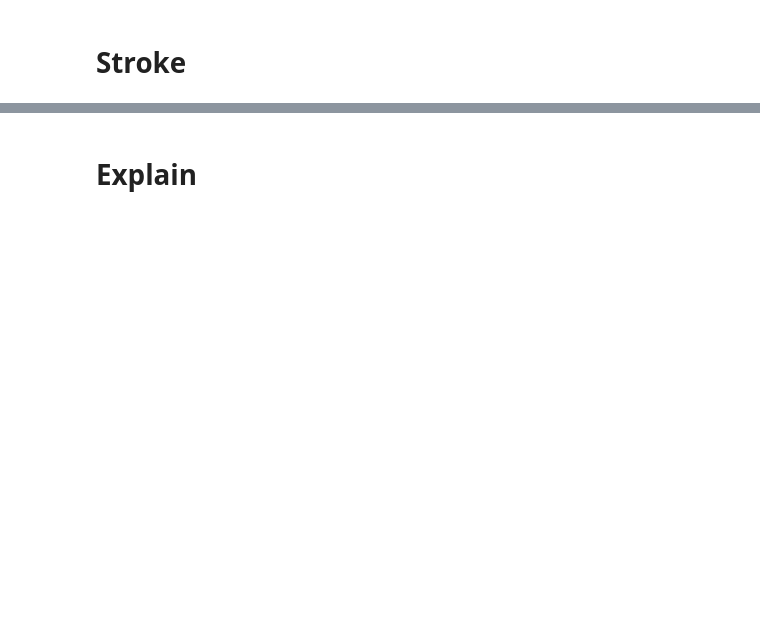
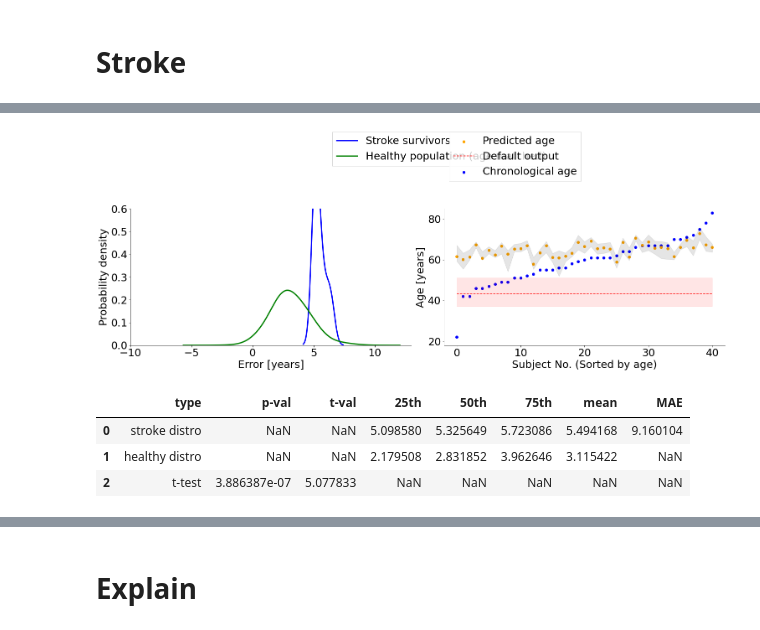
Before and after one commit to codelableidenvelux/BehavioralAge_2022, a Jupyter notebook: tap2age_xg.ipynb, the cells around one changed output, grey strips where cells are left out. Cells and saved outputs as stored; diff of their text form; code cells hidden in the pictures; blank space fills up the shorter version.

```diff
--- a/tap2age_xg.ipynb
+++ b/tap2age_xg.ipynb
@@ -612,35 +842,37 @@ ax[1].set_ylabel('Age [years]')
 ax[1].plot([0, 40], [np.mean(all_pred_zeros), np.mean(all_pred_zeros)], 'r--', alpha=1.0, label='Default output')
 ax[1].fill_between(ss, np.percentile(all_pred_zeros, 2.5), np.percentile(all_pred_zeros, 97.5), color='r', alpha=0.1, zorder=3)
 
 handles, labels = ax[1].get_legend_handles_labels()
 order = [1, 2, 0]
 ax[1].legend([handles[idx] for idx in order],[labels[idx] for idx in order], loc='upper left', shadow=False, fancybox=False, ncol=1, bbox_to_anchor=[0.0, 1.6])
 
 ax[1].grid(False)
 ax[1].spines['right'].set_visible(False)
 ax[1].spines['top'].set_visible(False)
 ax[1].set_ylim([18, 85])
 X = np.array([np.median(a - y_stroke_sub_test) for a in all_pred_stroke_ages])
 # X = list(itertools.chain.from_iterable([a - y_stroke_sub_test for a in all_pred_stroke_ages]))
 # ax[0].hist(X)
 sns.kdeplot(X, ax=ax[0], bw_method=.6, linewidth=3, label='Stroke survivors', color='blue')
 Y = [np.median(a - b) for a, b in zip(subsets_true, subsets_pred)]
 # Y = list(itertools.chain.from_iterable([a - b for a, b in zip(subsets_true, subsets_pred)]))
-sns.kdeplot(Y, ax=ax[0], bw_method=.3, linewidth=3, label='Healthy population (age matched)', color='g')
+sns.kdeplot(Y, ax=ax[0], bw_method=.6, linewidth=3, label='Healthy population (age matched)', color='g')
 # ax[0].hist(Y, color='g')
 
 ax[0].spines['right'].set_visible(False)
 ax[0].spines['top'].set_visible(False)
 ax[0].legend(shadow=False, fancybox=False, ncol=1, bbox_to_anchor=[.7, 1.6])
 ax[0].set_xlabel("Error [years]")
 ax[0].set_ylabel("Probability density")
 ax[0].grid(False)
 ax[0].set_xlim([-10, 13])
 ax[0].set_ylim([0, 0.6])
 
 plt.tight_layout()
 
-plt.savefig('./figures/xgboost/figure_2_panel_d_stroke.pdf')
+# plt.savefig('./figures/v18/figure_2_panel_d_stroke.pdf')
+# %% [output]
+[figure, added]
 # %%
 from scipy.stats import ttest_ind
 
@@ -655,8 +887,13 @@ df_fig2_stroke = pd.DataFrame({'type': ['stroke distro', 'healthy distro', 't-te
                         'mean': [np.mean(X),np.mean(Y), np.nan],
                         'MAE': [np.mean(np.abs(y_stroke_sub_test - med_s_stroke)),np.nan, np.nan]
                            })
-df_fig2_stroke.to_csv('./figures/xgboost/fig2_stroke_stats.csv')
+df_fig2_stroke.to_csv('./figures/v18/fig2_stroke_stats.csv')
 df_fig2_stroke
+# %% [output]
+|  | type | p-val | t-val | 25th | 50th | 75th | mean | MAE |
+| 0 | stroke distro | NaN | NaN | 5.098580 | 5.325649 | 5.723086 | 5.494168 | 9.160104 |
+| 1 | healthy distro | NaN | NaN | 2.179508 | 2.831852 | 3.962646 | 3.115422 | NaN |
+| 2 | t-test | 3.886387e-07 | 5.077833 | NaN | NaN | NaN | NaN | NaN |
 # %%
 df_ = pd.DataFrame({'Age': y_stroke_sub_test[idx], 'Pred' : med_s_stroke[idx]})
 fig, ax = plt.subplots(1,1, figsize=(5, 5))
```
Also changed, not shown: parts of 68 cells of this notebook, 1 other file.
